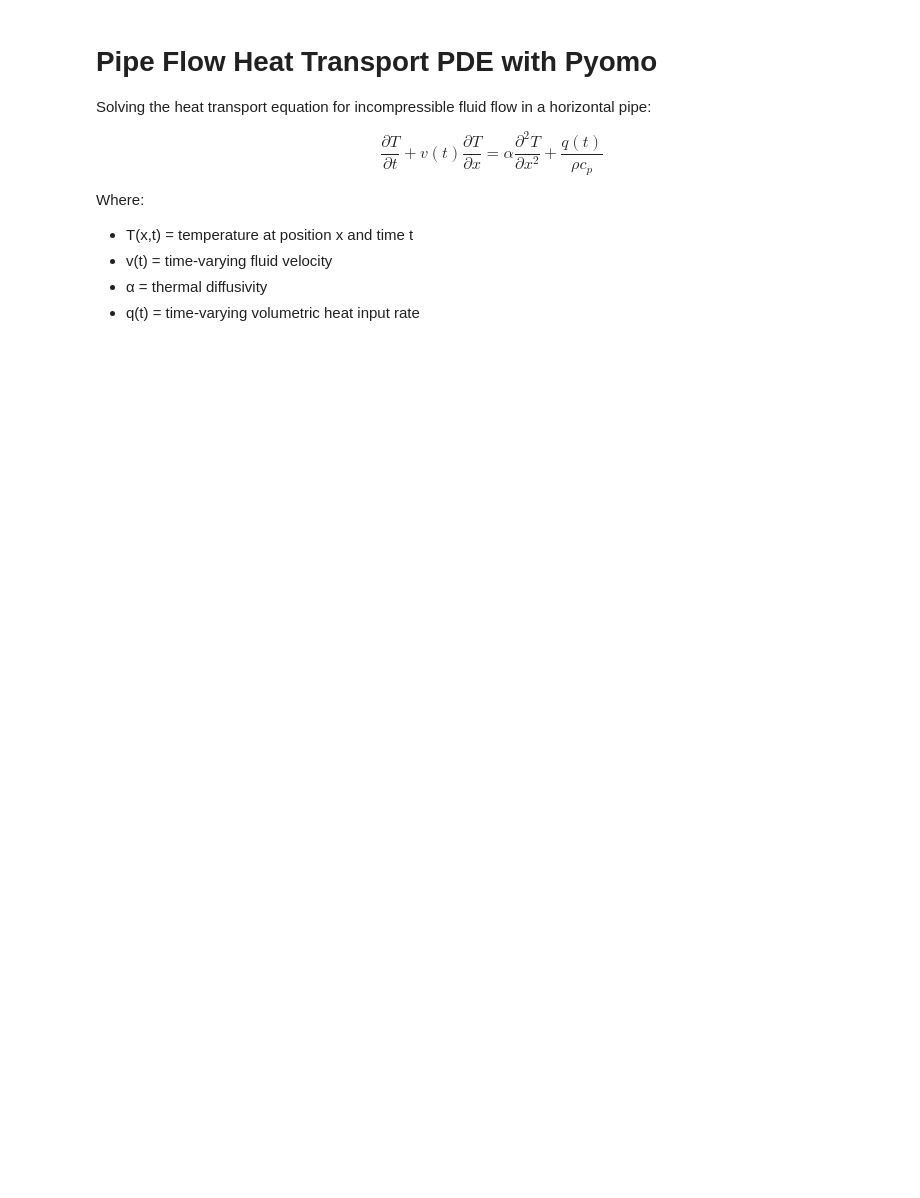
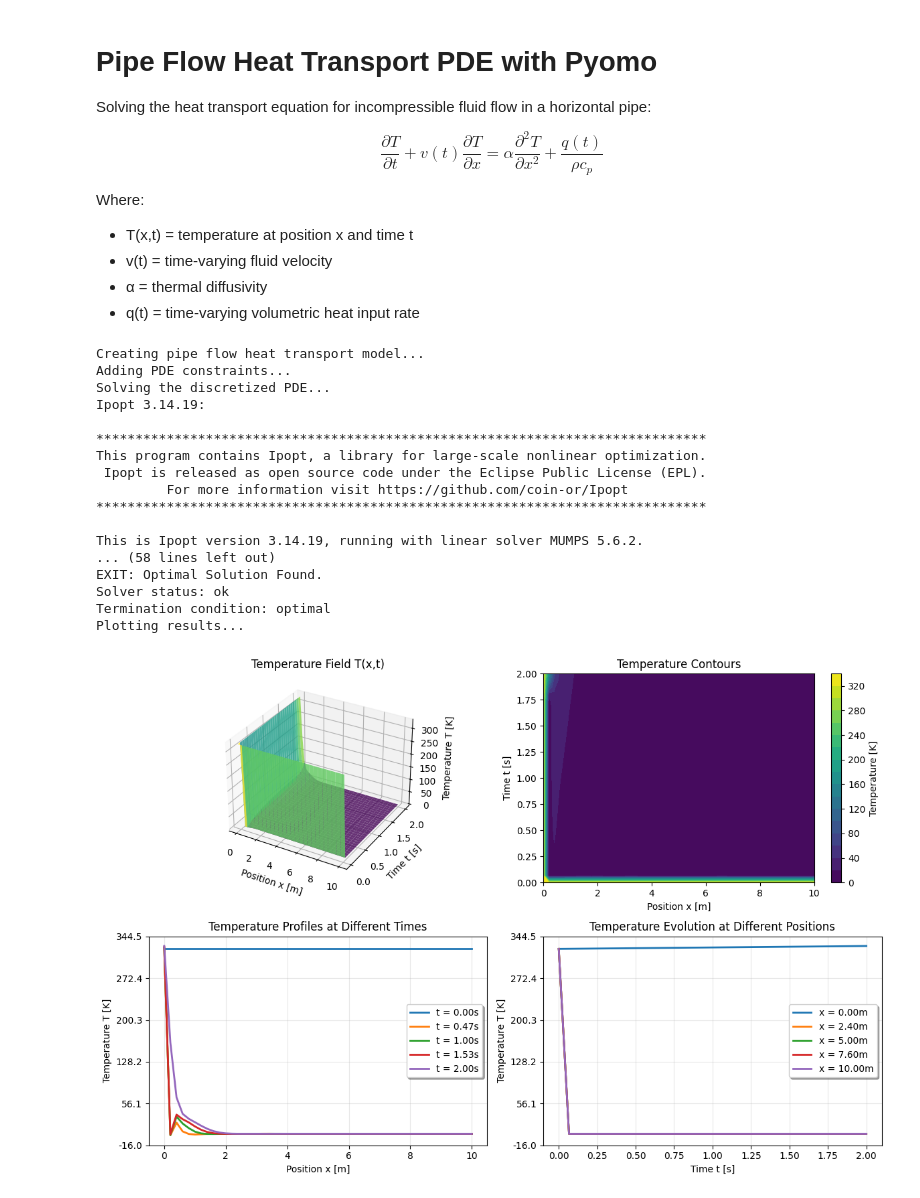
Before and after one commit to billtubbs/solar-collector, a Jupyter notebook: simple-pipe-flow-pde.ipynb, the cells around one changed output. Drawn from its saved outputs; the diff is of its cells as text; code cells hidden in the pictures; blank space fills up the shorter version.

```diff
--- a/simple-pipe-flow-pde.ipynb
+++ b/simple-pipe-flow-pde.ipynb
@@ -27,7 +27,7 @@ from pyomo.environ import (
 # %%
 def create_pipe_flow_model(
     L=10.0,
-    T_final=5.0,
+    t_final=5.0,
     n_x=50,
     n_t=50,
     velocity_func=None,
@@ -39,7 +39,7 @@ def create_pipe_flow_model(
 
     Parameters:
     L: pipe length
-    T_final: final time
+    t_final: final time
     n_x: number of spatial discretization points
     n_t: number of temporal discretization points
     velocity_func: function for v(t)
@@ -51,7 +51,7 @@ def create_pipe_flow_model(
 
     # Define continuous sets for space and time
     model.x = ContinuousSet(bounds=(0, L))
-    model.t = ContinuousSet(bounds=(0, T_final))
+    model.t = ContinuousSet(bounds=(0, t_final))
 
     # Temperature variable
     model.T = Var(model.t, model.x, bounds=(0, None))
@@ -62,22 +62,22 @@ def create_pipe_flow_model(
     model.d2Tdx2 = DerivativeVar(model.T, wrt=(model.x, model.x))
 
     # Physical parameters
-    model.alpha = Param(initialize=0.1)  # thermal diffusivity [m²/s]
-    model.rho = Param(initialize=1000)   # density [kg/m³]
+    model.alpha = Param(initialize=0.01)  # thermal diffusivity [m²/s]
+    model.rho = Param(initialize=800)   # density [kg/m³]
     model.cp = Param(initialize=4186)    # specific heat [J/kg·K]
 
     # Default parameter functions if none provided
     if velocity_func is None:
         def velocity_func(t):
-            return 1.0 + 0.2 * np.sin(2 * np.pi * t / T_final)
+            return 0.5  # + 0.1 * t / t_final
 
     if heat_func is None:
         def heat_func(t):
-            return 1000 + 500 * t / T_final
+            return 1000
 
     if inlet_func is None:
         def inlet_func(t):
-            return 300 + 20 * t / T_final
+            return 273.15 + 50 + 5 * t / t_final
 
     # Store functions for later use
     model.velocity_func = velocity_func
@@ -115,7 +115,7 @@ def add_pde_constraints(model):
         if x == 0 or x == value(m.x.last()):
             return Constraint.Skip
         # Initial temperature distribution (example: linear profile)
-        T_0 = 300 + 10 * x / value(m.x.last())
+        T_0 = 273.15 + 50.0
         return m.T[0, x] == T_0
 
     # Boundary condition at inlet: T(0, t) = T_inlet(t)
@@ -163,3 +258,47 @@ def solve_model(model, n_x=50, n_t=50):
+# %%
+# Create and solve the model
+print("Creating pipe flow heat transport model...")
+model = create_pipe_flow_model(L=10.0, t_final=2.0)
+
+print("Adding PDE constraints...")
+model = add_pde_constraints(model)
+
+print("Solving the discretized PDE...")
+results = solve_model(model, n_x=50, n_t=30)
+
+print(f"Solver status: {results.solver.status}")
+print(f"Termination condition: {results.solver.termination_condition}")
+
+if results.solver.termination_condition == 'optimal':
+    print("Plotting results...")
+    fig = plot_results(model)
+    plt.show()
+elif results.solver.termination_condition == 'locallyOptimal':
+    print("Solution found (locally optimal). Plotting results...")
+    fig = plot_results(model)
+    plt.show()
+else:
+    print("Solution not optimal. Check model formulation.")
+    print(f"Solver message: {results.solver.message}")
+# %% [output]
+Creating pipe flow heat transport model...
+Adding PDE constraints...
+Solving the discretized PDE...
+Ipopt 3.14.19:
+
+******************************************************************************
+This program contains Ipopt, a library for large-scale nonlinear optimization.
+ Ipopt is released as open source code under the Eclipse Public License (EPL).
+         For more information visit https://github.com/coin-or/Ipopt
+******************************************************************************
+
+This is Ipopt version 3.14.19, running with linear solver MUMPS 5.6.2.
+... (58 lines left out)
+EXIT: Optimal Solution Found.
+Solver status: ok
+Termination condition: optimal
+Plotting results...
+[figure, added]
 # %%
 # Alternative: Run with different parameter functions
 def run_with_custom_functions():
```
Also changed, not shown: parts of 4 cells of this notebook, 2 other files.
